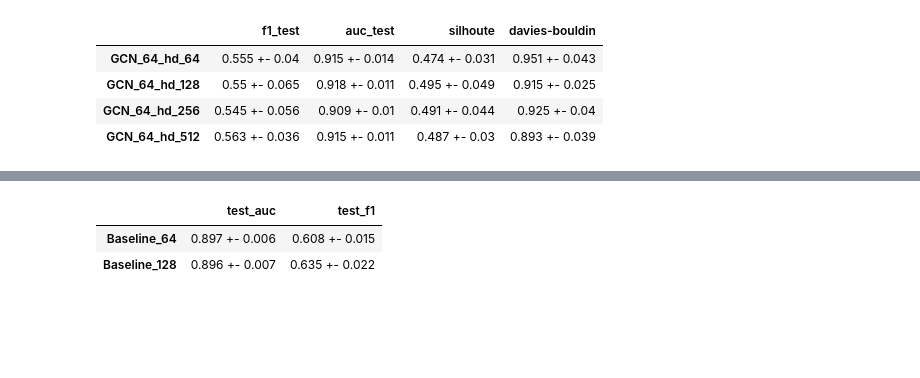
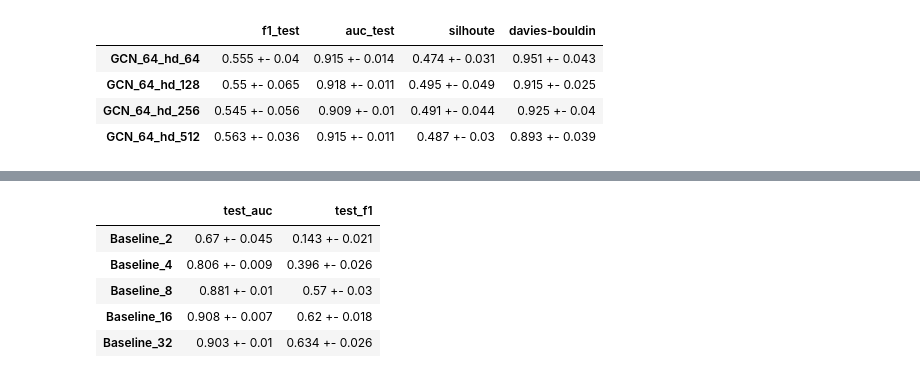
Before and after one commit to kaszycaO/representation-project, a Jupyter notebook: Summary.ipynb, the cells around one changed output, grey strips where cells are left out. Drawn from its saved outputs; the diff is of its cells as text; code cells hidden in the pictures; blank space fills up the shorter version.

```diff
--- a/Summary.ipynb
+++ b/Summary.ipynb
@@ -223,6 +223,9 @@ df.sort_values(by="test_f1", ascending=False).head(5)
 # %%
-generate_gcn_summary(df)
+generate_summary(df)
 # %% [output]
 |  | test_auc | test_f1 |
-| Baseline_64 | 0.897 +- 0.006 | 0.608 +- 0.015 |
-| Baseline_128 | 0.896 +- 0.007 | 0.635 +- 0.022 |
+| Baseline_2 | 0.67 +- 0.045 | 0.143 +- 0.021 |
+| Baseline_4 | 0.806 +- 0.009 | 0.396 +- 0.026 |
+| Baseline_8 | 0.881 +- 0.01 | 0.57 +- 0.03 |
+| Baseline_16 | 0.908 +- 0.007 | 0.62 +- 0.018 |
+| Baseline_32 | 0.903 +- 0.01 | 0.634 +- 0.026 |
```
Also changed, not shown: parts of 4 cells of this notebook, 6 other files.
